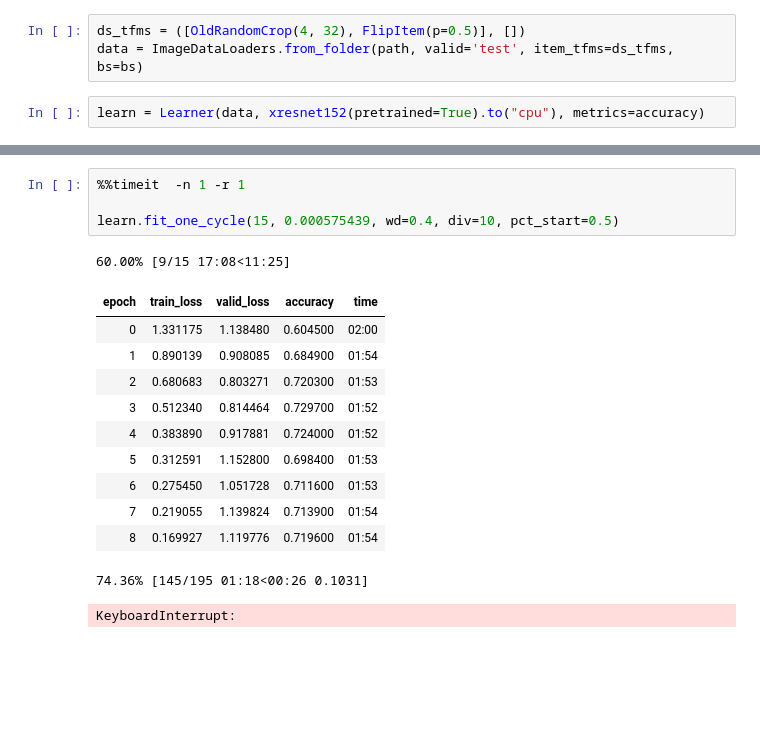
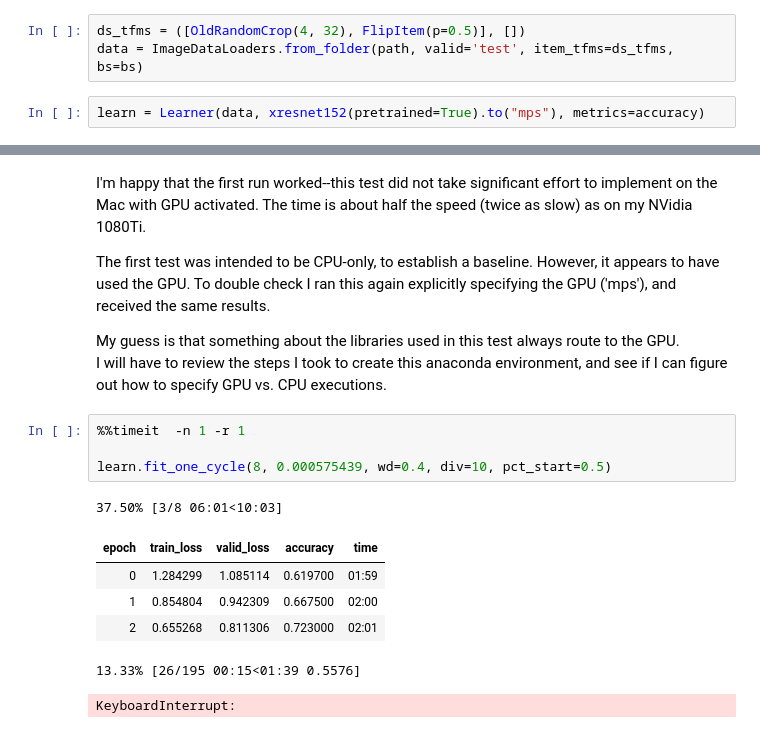
Before and after one commit to flyinacres/MacGemma, a Jupyter notebook: cifar10-MPS.ipynb, the cells around one changed output, grey strips where cells are left out. Saved outputs shown, nothing was run; the diff lists cells and outputs as text; blank space fills up the shorter version.

Commit message:
Attempting to explicitly specify GPU.  Same results as when I tried to use CPU

```diff
--- a/cifar10-MPS.ipynb
+++ b/cifar10-MPS.ipynb
@@ -65,4 +65,4 @@ bs = 256
 ds_tfms = ([OldRandomCrop(4, 32), FlipItem(p=0.5)], [])
 data = ImageDataLoaders.from_folder(path, valid='test', item_tfms=ds_tfms, bs=bs)
 # %%
-learn = Learner(data, xresnet152(pretrained=True).to("cpu"), metrics=accuracy)
+learn = Learner(data, xresnet152(pretrained=True).to("mps"), metrics=accuracy)
@@ -78,18 +75,22 @@ SuggestedLRs(valley=0.0006918309954926372)
+# %% [markdown]
+I'm happy that the first run worked--this test did not take significant effort to implement on the Mac
+with GPU activated.  The time is about half the speed (twice as slow) as on my NVidia 1080Ti.
+
+The first test was intended to be CPU-only, to establish a baseline. However, it appears to have used the GPU.
+To double check I ran this again explicitly specifying the GPU ('mps'), and received the same results.
+
+My guess is that something about the libraries used in this test always route to the GPU.
+I will have to review the steps I took to create this anaconda environment, and see if I can figure out how to specify
+GPU vs. CPU executions.
 # %%
 %%timeit  -n 1 -r 1
 
-learn.fit_one_cycle(15, 0.000575439, wd=0.4, div=10, pct_start=0.5)
+learn.fit_one_cycle(8, 0.000575439, wd=0.4, div=10, pct_start=0.5)
 # %% [output]
-60.00% [9/15 17:08<11:25]
+37.50% [3/8 06:01<10:03]
 | epoch | train_loss | valid_loss | accuracy | time |
-| 0 | 1.331175 | 1.138480 | 0.604500 | 02:00 |
-| 1 | 0.890139 | 0.908085 | 0.684900 | 01:54 |
-| 2 | 0.680683 | 0.803271 | 0.720300 | 01:53 |
-| 3 | 0.512340 | 0.814464 | 0.729700 | 01:52 |
-| 4 | 0.383890 | 0.917881 | 0.724000 | 01:52 |
-| 5 | 0.312591 | 1.152800 | 0.698400 | 01:53 |
-| 6 | 0.275450 | 1.051728 | 0.711600 | 01:53 |
-| 7 | 0.219055 | 1.139824 | 0.713900 | 01:54 |
-| 8 | 0.169927 | 1.119776 | 0.719600 | 01:54 |
+| 0 | 1.284299 | 1.085114 | 0.619700 | 01:59 |
+| 1 | 0.854804 | 0.942309 | 0.667500 | 02:00 |
+| 2 | 0.655268 | 0.811306 | 0.723000 | 02:01 |
-74.36% [145/195 01:18<00:26 0.1031]
+13.33% [26/195 00:15<01:39 0.5576]
 KeyboardInterrupt:
```
Also changed, not shown: parts of 3 cells of this notebook.
